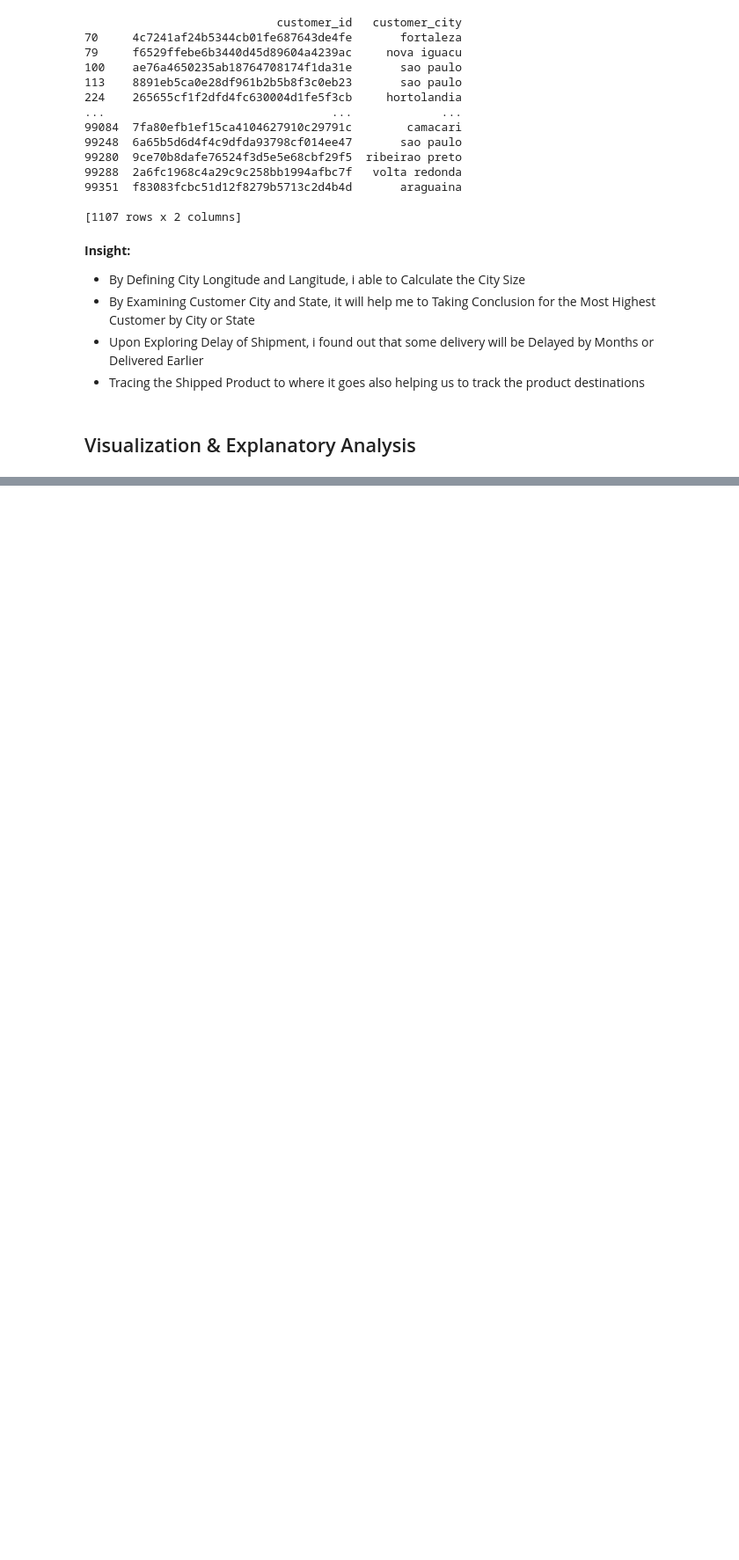
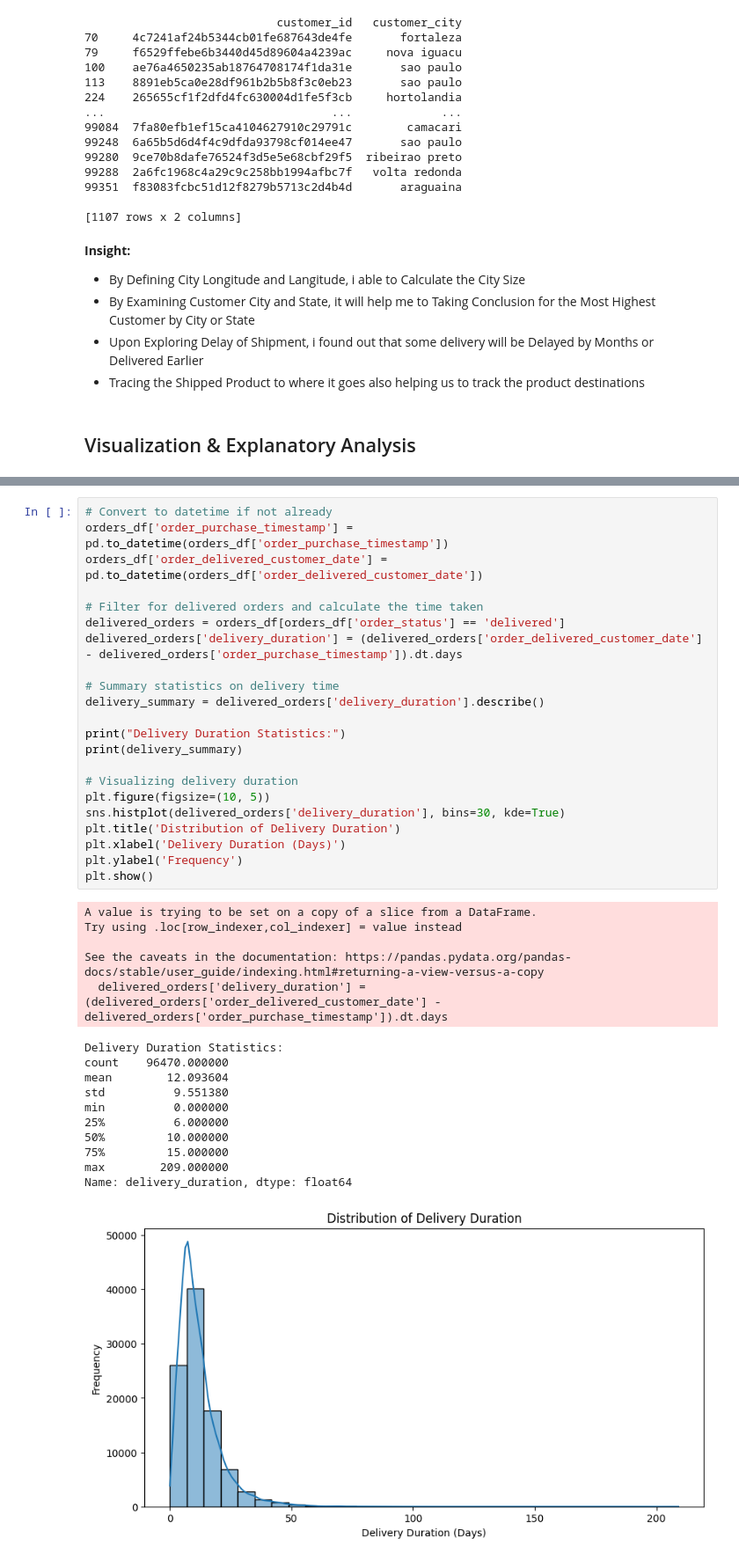
Before and after one commit to Bayhaqieee/Brazil_Ecommerce_Analyze, a Jupyter notebook: notebook.ipynb, the cells around one changed output, grey strips where cells are left out. Shown at 88% size. Saved outputs shown, nothing was run; the diff lists cells and outputs as text; blank space fills up the shorter version.

```diff
--- a/notebook.ipynb
+++ b/notebook.ipynb
@@ -1221,0 +1323,39 @@ print(result)
+# %%
+# Convert to datetime if not already
+orders_df['order_purchase_timestamp'] = pd.to_datetime(orders_df['order_purchase_timestamp'])
+orders_df['order_delivered_customer_date'] = pd.to_datetime(orders_df['order_delivered_customer_date'])
+
+# Filter for delivered orders and calculate the time taken
+delivered_orders = orders_df[orders_df['order_status'] == 'delivered']
+delivered_orders['delivery_duration'] = (delivered_orders['order_delivered_customer_date'] - delivered_orders['order_purchase_timestamp']).dt.days
+
+# Summary statistics on delivery time
+delivery_summary = delivered_orders['delivery_duration'].describe()
+
+print("Delivery Duration Statistics:")
+print(delivery_summary)
+
+# Visualizing delivery duration
+plt.figure(figsize=(10, 5))
+sns.histplot(delivered_orders['delivery_duration'], bins=30, kde=True)
+plt.title('Distribution of Delivery Duration')
+plt.xlabel('Delivery Duration (Days)')
+plt.ylabel('Frequency')
+plt.show()
+# %% [output]
+A value is trying to be set on a copy of a slice from a DataFrame.
+Try using .loc[row_indexer,col_indexer] = value instead
+
+See the caveats in the documentation: https://pandas.pydata.org/pandas-docs/stable/user_guide/indexing.html#returning-a-view-versus-a-copy
+  delivered_orders['delivery_duration'] = (delivered_orders['order_delivered_customer_date'] - delivered_orders['order_purchase_timestamp']).dt.days
+Delivery Duration Statistics:
+count    96470.000000
+mean        12.093604
+std          9.551380
+min          0.000000
+25%          6.000000
+50%         10.000000
+75%         15.000000
+max        209.000000
+Name: delivery_duration, dtype: float64
+[figure, added]
```
Also changed, not shown: parts of 13 cells of this notebook.
